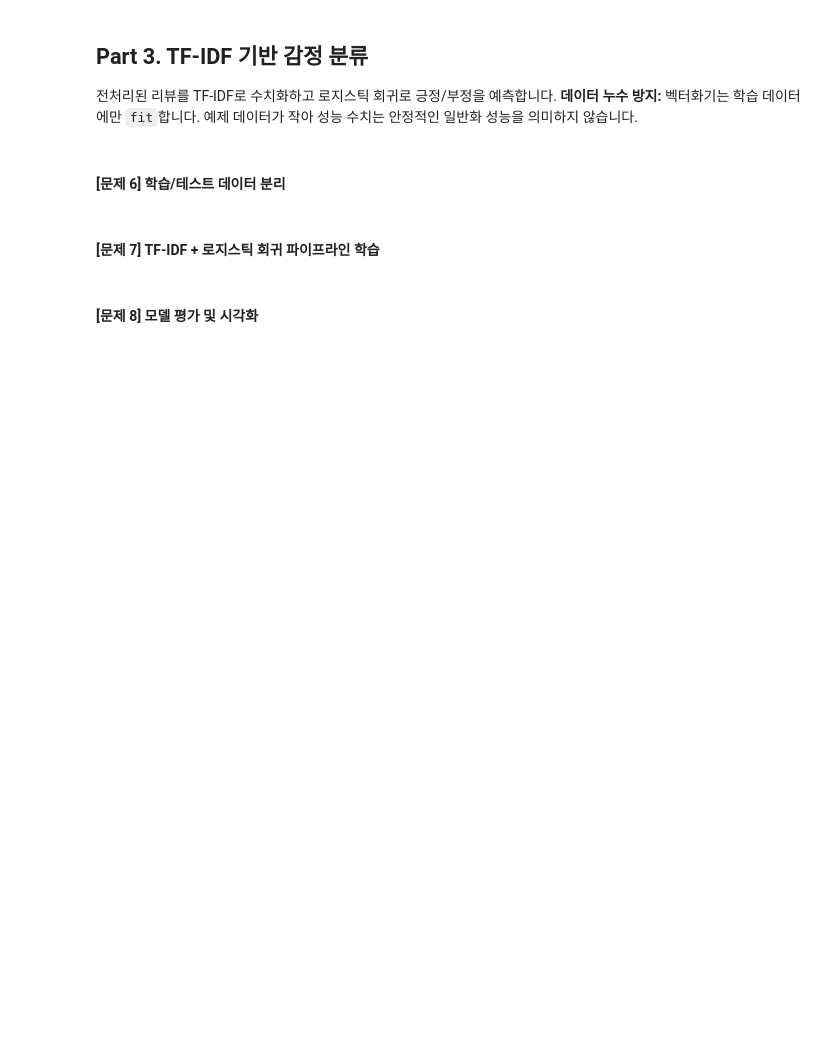
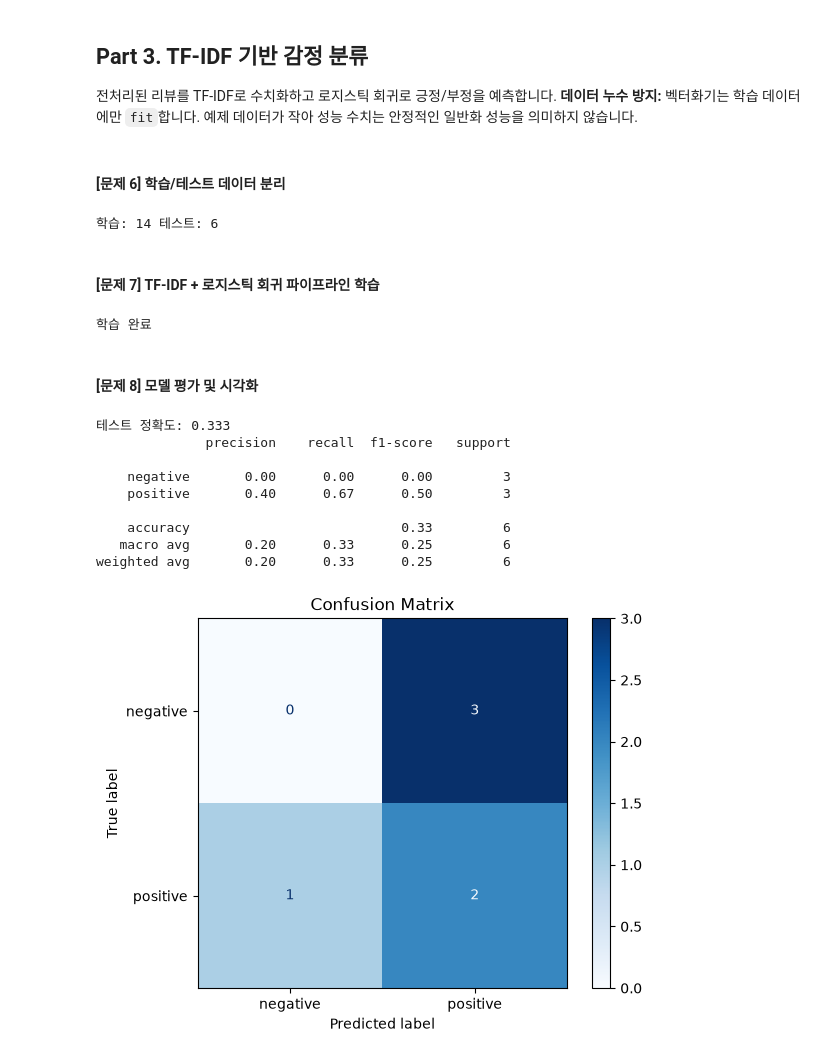
Before and after one commit to konkuk-kuggle/14th_Seminar, a Jupyter notebook: 9 Week_과제_NLP.ipynb, the cells around one changed output. Drawn from its saved outputs; the diff is of its cells as text; code cells hidden in the pictures; blank space fills up the shorter version.

```diff
--- a/9 Week_과제_NLP.ipynb
+++ b/9 Week_과제_NLP.ipynb
@@ -39,9 +47,9 @@ print('전체 데이터:', len(df), '/ 긍정:', sum(df.label), '/ 부정:', len
 # %%
 def clean_text(text):
     # [빈칸 1] 한글, 영문, 숫자, 공백 이외의 문자를 공백으로 바꾸는 함수
-    text = re._____(r'[^가-힣a-zA-Z0-9\s]', ' ', text)
+    text = re.sub(r'[^가-힣a-zA-Z0-9\s]', ' ', text)
     # [빈칸 2] 여러 공백을 하나로 합치고 앞뒤 공백 제거
-    text = ' '.join(text._____())
+    text = ' '.join(text.split())
     return text
 
 df['cleaned'] = df['review'].apply(clean_text)
@@ -51,5 +66,5 @@ print(df[['review','cleaned']].head())
 아래 코드는 공백을 기준으로 분리합니다. 조사·어미를 분리하는 형태소 분석과는 다릅니다.
 # %%
 # [빈칸 3] 문자열을 공백 기준으로 분리하는 메서드
-df['tokens'] = df['cleaned'].apply(lambda x: x._____())
+df['tokens'] = df['cleaned'].apply(lambda x: x.split())
 print(df[['cleaned','tokens']].head())
@@ -96,34 +134,49 @@ from sklearn.metrics import accuracy_score, classification_report, confusion_mat
 import matplotlib.pyplot as plt
 
 # [빈칸 8] 학습/테스트 분리 함수 (클래스 비율 유지)
-X_train, X_test, y_train, y_test = _____(
+X_train, X_test, y_train, y_test = train_test_split(
     df['cleaned'], df['label'], test_size=0.3, random_state=42, stratify=df['label']
 )
 print('학습:', len(X_train), '테스트:', len(X_test))
+# %% [output]
+학습: 14 테스트: 6
 # %% [markdown]
 #### [문제 7] TF-IDF + 로지스틱 회귀 파이프라인 학습
 # %%
 model = Pipeline([
     ('tfidf', TfidfVectorizer(token_pattern=r'(?u)\b\w+\b')),
     # [빈칸 9] 이진 분류를 위한 로지스틱 회귀 모델 클래스
-    ('clf', _____(max_iter=1000, random_state=42))
+    ('clf', LogisticRegression(max_iter=1000, random_state=42))
 ])
 # [빈칸 10] 학습 메서드
-model._____(X_train, y_train)
+model.fit(X_train, y_train)
 print('학습 완료')
+# %% [output]
+학습 완료
 # %% [markdown]
 #### [문제 8] 모델 평가 및 시각화
 # %%
 # [빈칸 11] 테스트 데이터에 대한 예측 메서드
-y_pred = model._____(X_test)
+y_pred = model.predict(X_test)
 # [빈칸 12] 정답과 예측값의 정확도 계산 함수
-acc = _____(y_test, y_pred)
+acc = accuracy_score(y_test, y_pred)
 print(f'테스트 정확도: {acc:.3f}')
 print(classification_report(y_test, y_pred, labels=[0,1], target_names=['negative','positive'], zero_division=0))
 cm = confusion_matrix(y_test, y_pred, labels=[0,1])
 ConfusionMatrixDisplay(cm, display_labels=['negative','positive']).plot(cmap='Blues')
 plt.title('Confusion Matrix')
 plt.show()
+# %% [output]
+테스트 정확도: 0.333
+              precision    recall  f1-score   support
+
+    negative       0.00      0.00      0.00         3
+    positive       0.40      0.67      0.50         3
+
+    accuracy                           0.33         6
+   macro avg       0.20      0.33      0.25         6
+weighted avg       0.20      0.33      0.25         6
+[figure, added]
 # %% [markdown]
 ## Part 4. 결과 해석 (서술형)
 아래 질문에 **각 2~4문장**으로 답하세요.
```
Also changed, not shown: parts of 8 cells of this notebook.
